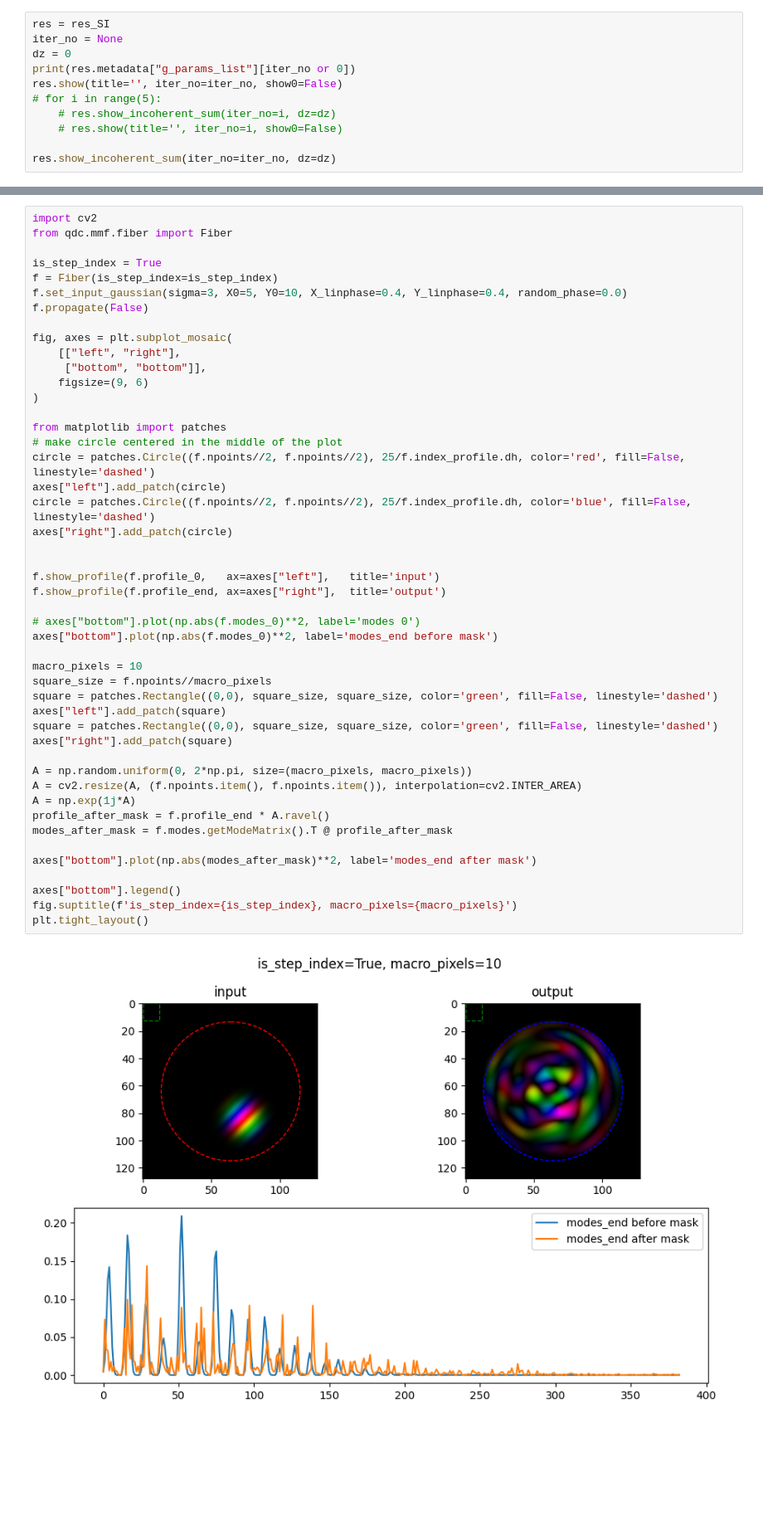
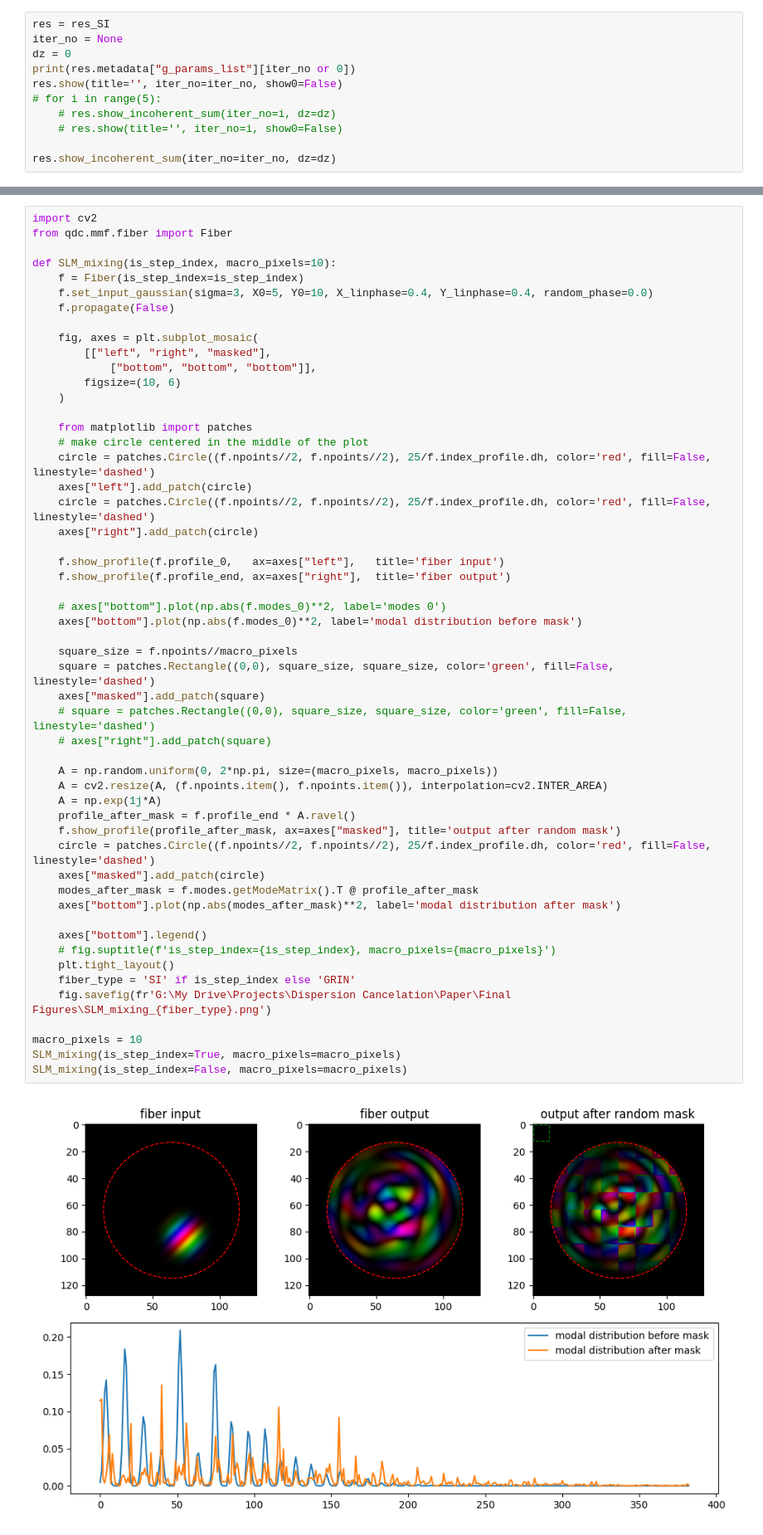
Before and after one commit to rubiaek/qdc2, a Jupyter notebook: qdc/mmf/generate_results.ipynb, the cells around one changed output, grey strips where cells are left out. Shown at 83% size. Drawn from its saved outputs; the diff is of its cells as text; blank space fills up the shorter version.

Commit message:
better figures and phase matching

```diff
--- a/qdc/mmf/generate_results.ipynb
+++ b/qdc/mmf/generate_results.ipynb
@@ -83,49 +149,55 @@ res.show_incoherent_sum(iter_no=iter_no, dz=dz)
 # %%
 import cv2
 from qdc.mmf.fiber import Fiber
 
-is_step_index = True
-f = Fiber(is_step_index=is_step_index)
-f.set_input_gaussian(sigma=3, X0=5, Y0=10, X_linphase=0.4, Y_linphase=0.4, random_phase=0.0)
-f.propagate(False)
+def SLM_mixing(is_step_index, macro_pixels=10):
+    f = Fiber(is_step_index=is_step_index)
+    f.set_input_gaussian(sigma=3, X0=5, Y0=10, X_linphase=0.4, Y_linphase=0.4, random_phase=0.0)
+    f.propagate(False)
 
-fig, axes = plt.subplot_mosaic(
-    [["left", "right"],
-     ["bottom", "bottom"]],
-    figsize=(9, 6)
-)
+    fig, axes = plt.subplot_mosaic(
+        [["left", "right", "masked"],
+            ["bottom", "bottom", "bottom"]],
+        figsize=(10, 6)
+    )
 
-from matplotlib import patches
-# make circle centered in the middle of the plot
-circle = patches.Circle((f.npoints//2, f.npoints//2), 25/f.index_profile.dh, color='red', fill=False, linestyle='dashed')
-axes["left"].add_patch(circle)
-circle = patches.Circle((f.npoints//2, f.npoints//2), 25/f.index_profile.dh, color='blue', fill=False, linestyle='dashed')
-axes["right"].add_patch(circle)
+    from matplotlib import patches
+    # make circle centered in the middle of the plot
+    circle = patches.Circle((f.npoints//2, f.npoints//2), 25/f.index_profile.dh, color='red', fill=False, linestyle='dashed')
+    axes["left"].add_patch(circle)
+    circle = patches.Circle((f.npoints//2, f.npoints//2), 25/f.index_profile.dh, color='red', fill=False, linestyle='dashed')
+    axes["right"].add_patch(circle)
 
+    f.show_profile(f.profile_0,   ax=axes["left"],   title='fiber input')
+    f.show_profile(f.profile_end, ax=axes["right"],  title='fiber output')
 
-f.show_profile(f.profile_0,   ax=axes["left"],   title='input')
-f.show_profile(f.profile_end, ax=axes["right"],  title='output')
+    # axes["bottom"].plot(np.abs(f.modes_0)**2, label='modes 0')
+    axes["bottom"].plot(np.abs(f.modes_0)**2, label='modal distribution before mask')
 
-# axes["bottom"].plot(np.abs(f.modes_0)**2, label='modes 0')
-axes["bottom"].plot(np.abs(f.modes_0)**2, label='modes_end before mask')
+    square_size = f.npoints//macro_pixels
+    square = patches.Rectangle((0,0), square_size, square_size, color='green', fill=False, linestyle='dashed')
+    axes["masked"].add_patch(square)
+    # square = patches.Rectangle((0,0), square_size, square_size, color='green', fill=False, linestyle='dashed')
+    # axes["right"].add_patch(square)
+
+    A = np.random.uniform(0, 2*np.pi, size=(macro_pixels, macro_pixels))
+    A = cv2.resize(A, (f.npoints.item(), f.npoints.item()), interpolation=cv2.INTER_AREA)
+    A = np.exp(1j*A)
+    profile_after_mask = f.profile_end * A.ravel()
+    f.show_profile(profile_after_mask, ax=axes["masked"], title='output after random mask')
+    circle = patches.Circle((f.npoints//2, f.npoints//2), 25/f.index_profile.dh, color='red', fill=False, linestyle='dashed')
+    axes["masked"].add_patch(circle)
+    modes_after_mask = f.modes.getModeMatrix().T @ profile_after_mask
+    axes["bottom"].plot(np.abs(modes_after_mask)**2, label='modal distribution after mask')
+
+    axes["bottom"].legend()
+    # fig.suptitle(f'is_step_index={is_step_index}, macro_pixels={macro_pixels}')
+    plt.tight_layout()
+    fiber_type = 'SI' if is_step_index else 'GRIN'
+    fig.savefig(fr'G:\My Drive\Projects\Dispersion Cancelation\Paper\Final Figures\SLM_mixing_{fiber_type}.png')
 
 macro_pixels = 10
-square_size = f.npoints//macro_pixels
-square = patches.Rectangle((0,0), square_size, square_size, color='green', fill=False, linestyle='dashed')
-axes["left"].add_patch(square)
-square = patches.Rectangle((0,0), square_size, square_size, color='green', fill=False, linestyle='dashed')
-axes["right"].add_patch(square)
-
-A = np.random.uniform(0, 2*np.pi, size=(macro_pixels, macro_pixels))
-A = cv2.resize(A, (f.npoints.item(), f.npoints.item()), interpolation=cv2.INTER_AREA)
-A = np.exp(1j*A)
-profile_after_mask = f.profile_end * A.ravel()
-modes_after_mask = f.modes.getModeMatrix().T @ profile_after_mask
-
-axes["bottom"].plot(np.abs(modes_after_mask)**2, label='modes_end after mask')
-
-axes["bottom"].legend()
-fig.suptitle(f'is_step_index={is_step_index}, macro_pixels={macro_pixels}')
-plt.tight_layout()
+SLM_mixing(is_step_index=True, macro_pixels=macro_pixels)
+SLM_mixing(is_step_index=False, macro_pixels=macro_pixels)
 # %% [output]
-[figure, old version]
+[figure, new version]
```
Also changed, not shown: parts of 10 cells of this notebook, 1 other file.
